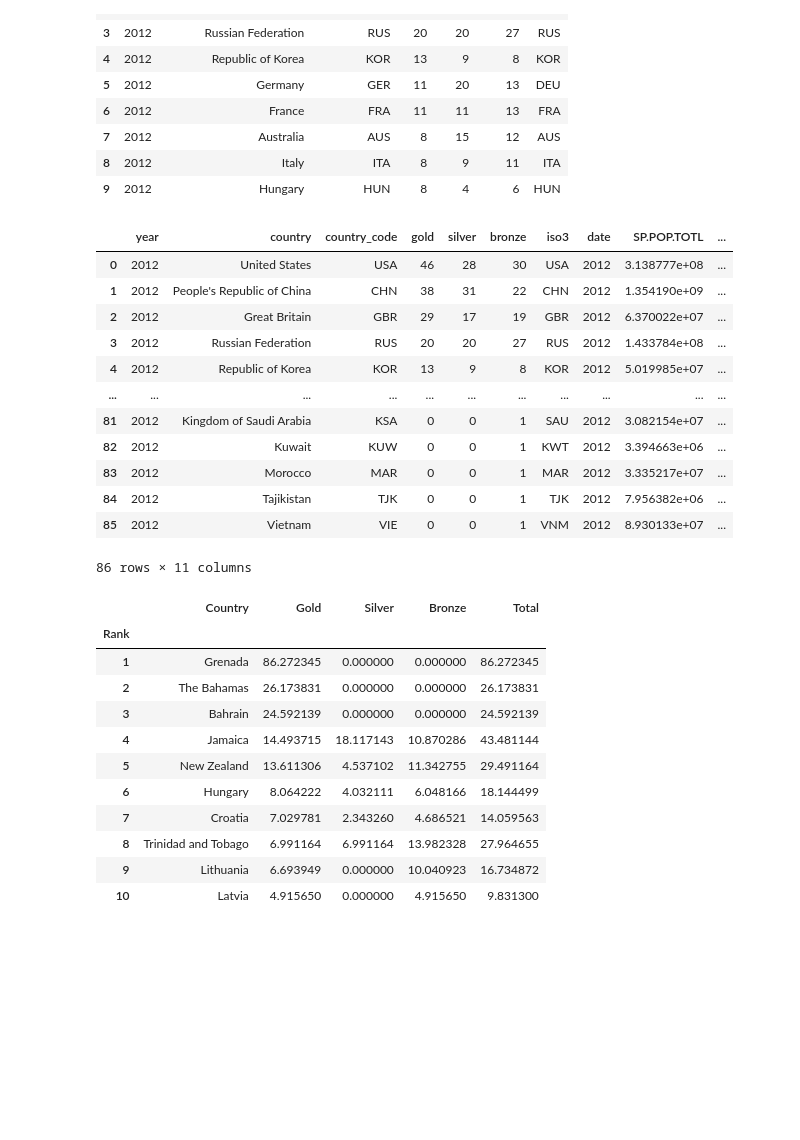
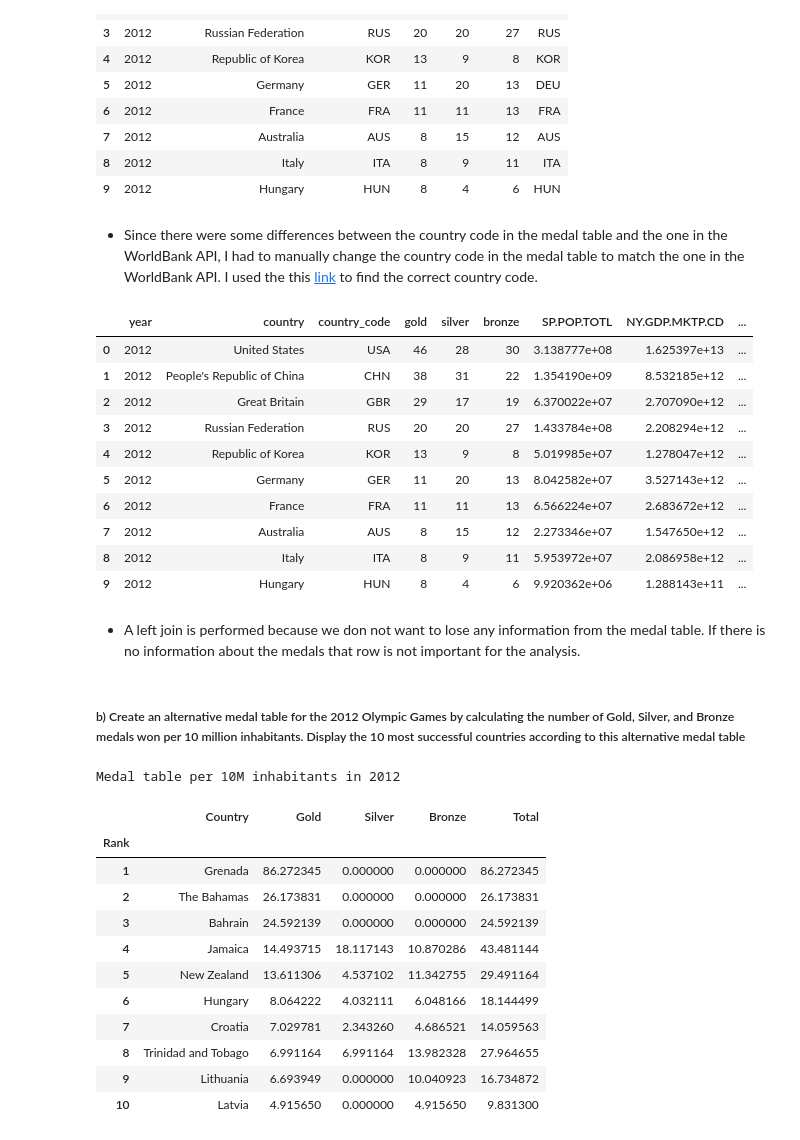
Before and after one commit to 841723/informatica-s7, a Jupyter notebook: mads-tpds/project/project2/project2.ipynb, the cells around one changed output. Cells and saved outputs as stored; diff of their text form; code cells hidden in the pictures; blank space fills up the shorter version.

```diff
--- a/mads-tpds/project/project2/project2.ipynb
+++ b/mads-tpds/project/project2/project2.ipynb
@@ -48,6 +12,0 @@ df
-# %%
-# country column is a dictionary with id and value, we need to extract the country name
-df[['country_id', 'country_name']] = pd.DataFrame(df['country'].to_list(), index=df.index)
-df[['indicator_id', 'indicator_value']] = pd.DataFrame(df['indicator'].to_list(), index=df.index)
-df.drop(columns=['country', 'indicator'], inplace=True)
-df
@@ -84,8 +12,0 @@ def getIndicators(df):
-# %%
-endpoint = "https://api.worldbank.org/v2/country/DE;FR/indicator/SP.POP.TOTL?date=2015:2020&format=json&per_page=1000"
-res = requests.get(endpoint)
-data = res.json()
-df_1a = pd.DataFrame(data[1], columns=['indicator', 'date', 'value','countryiso3code'])
-
-df_1a = getIndicators(df_1a)
-df_1a
@@ -107,12 +12,0 @@ df_1a
-# %%
-# there are some countries that are not countries: high income, low income, not classified, etc
-# df_original[(df_original.countryiso3code == '')]
-
-endpoint = "https://api.worldbank.org/v2/country/all/indicator/SP.POP.TOTL;NY.GDP.MKTP.CD;SP.DYN.LE00.IN?date=2012&format=json&per_page=1000&source=2"
-res = requests.get(endpoint)
-data = res.json()
-df_1b = pd.DataFrame(data[1], columns=['indicator', 'countryiso3code', 'date', 'value'])
-
-df_1b = getIndicators(df_1b)
-df_1b.drop('', inplace=True)
-df_1b
@@ -133,0 +114,4 @@ df_1b
+# %%
+df_1b = fetch(["SP.POP.TOTL","NY.GDP.MKTP.CD","SP.DYN.LE00.IN"],[],"2012", verbose=True)
+print(f"Dataframe shape is {df_1b.shape}")
+df_1b.head(10)
@@ -181,32 +198,37 @@ df_medal.head(10)
 | 7 | 2012 | Australia | AUS | 8 | 15 | 12 | AUS |
 | 8 | 2012 | Italy | ITA | 8 | 9 | 11 | ITA |
 | 9 | 2012 | Hungary | HUN | 8 | 4 | 6 | HUN |
+# %% [markdown]
+- Since there were some differences between the country code in the medal table and the one in the WorldBank API, I had to manually change the country code in the medal table to match the one in the WorldBank API. I used the this [link](https://en.wikipedia.org/wiki/ISO_3166-1_alpha-3) to find the correct country code.
 # %%
 df = pd.merge(left=df_medal, right=df_1b, left_on='iso3', right_index=True, how='left')
-df
+df.rename(columns={"year_x":"year"}, inplace=True)
+df.drop(columns=['year_y','iso3'], inplace=True)
+df.head(10)
 # %% [output]
-|  | year | country | country_code | gold | silver | bronze | iso3 | date | SP.POP.TOTL | ... |
-| 0 | 2012 | United States | USA | 46 | 28 | 30 | USA | 2012 | 3.138777e+08 | ... |
-| 1 | 2012 | People's Republic of China | CHN | 38 | 31 | 22 | CHN | 2012 | 1.354190e+09 | ... |
-| 2 | 2012 | Great Britain | GBR | 29 | 17 | 19 | GBR | 2012 | 6.370022e+07 | ... |
-| 3 | 2012 | Russian Federation | RUS | 20 | 20 | 27 | RUS | 2012 | 1.433784e+08 | ... |
-| 4 | 2012 | Republic of Korea | KOR | 13 | 9 | 8 | KOR | 2012 | 5.019985e+07 | ... |
-| ... | ... | ... | ... | ... | ... | ... | ... | ... | ... | ... |
-| 81 | 2012 | Kingdom of Saudi Arabia | KSA | 0 | 0 | 1 | SAU | 2012 | 3.082154e+07 | ... |
-| 82 | 2012 | Kuwait | KUW | 0 | 0 | 1 | KWT | 2012 | 3.394663e+06 | ... |
-| 83 | 2012 | Morocco | MAR | 0 | 0 | 1 | MAR | 2012 | 3.335217e+07 | ... |
-| 84 | 2012 | Tajikistan | TJK | 0 | 0 | 1 | TJK | 2012 | 7.956382e+06 | ... |
-| 85 | 2012 | Vietnam | VIE | 0 | 0 | 1 | VNM | 2012 | 8.930133e+07 | ... |
+|  | year | country | country_code | gold | silver | bronze | SP.POP.TOTL | NY.GDP.MKTP.CD | ... |
+| 0 | 2012 | United States | USA | 46 | 28 | 30 | 3.138777e+08 | 1.625397e+13 | ... |
+| 1 | 2012 | People's Republic of China | CHN | 38 | 31 | 22 | 1.354190e+09 | 8.532185e+12 | ... |
+| 2 | 2012 | Great Britain | GBR | 29 | 17 | 19 | 6.370022e+07 | 2.707090e+12 | ... |
+| 3 | 2012 | Russian Federation | RUS | 20 | 20 | 27 | 1.433784e+08 | 2.208294e+12 | ... |
+| 4 | 2012 | Republic of Korea | KOR | 13 | 9 | 8 | 5.019985e+07 | 1.278047e+12 | ... |
+| 5 | 2012 | Germany | GER | 11 | 20 | 13 | 8.042582e+07 | 3.527143e+12 | ... |
+| 6 | 2012 | France | FRA | 11 | 11 | 13 | 6.566224e+07 | 2.683672e+12 | ... |
+| 7 | 2012 | Australia | AUS | 8 | 15 | 12 | 2.273346e+07 | 1.547650e+12 | ... |
+| 8 | 2012 | Italy | ITA | 8 | 9 | 11 | 5.953972e+07 | 2.086958e+12 | ... |
+| 9 | 2012 | Hungary | HUN | 8 | 4 | 6 | 9.920362e+06 | 1.288143e+11 | ... |
-86 rows × 11 columns
+# %% [markdown]
+- A left join is performed because we don not want to lose any information from the medal table. If there is no information about the medals that row is not important for the analysis.
+# %% [markdown]
+##### b) Create an alternative medal table for the 2012 Olympic Games by calculating the number of Gold, Silver, and Bronze medals won per 10 million inhabitants. Display the 10 most successful countries according to this alternative medal table
 # %%
 df_per_10M = df.copy()
 df_per_10M['gold_per_10M'] = df_per_10M['gold'] / df_per_10M['SP.POP.TOTL'] * 10**7
 df_per_10M['silver_per_10M'] = df_per_10M['silver'] / df_per_10M['SP.POP.TOTL'] * 10**7
 df_per_10M['bronze_per_10M'] = df_per_10M['bronze'] / df_per_10M['SP.POP.TOTL'] * 10**7
-df_per_10M['total_per_10M'] = (df_per_10M['gold']+df_per_10M['silver']+df_per_10M['bronze']) / df_per_10M['SP.POP.TOTL'] * 10**7
+df_per_10M['total_per_10M'] = (df_per_10M['gold_per_10M']+df_per_10M['silver_per_10M']+df_per_10M['bronze_per_10M'])
 
 df_per_10M.sort_values(['gold_per_10M', 'silver_per_10M', 'bronze_per_10M'], ascending=False, inplace=True)
-# df_per_10M.sort_values(['total_per_10M','gold_per_10M', 'silver_per_10M', 'bronze_per_10M'], ascending=False, inplace=True)
 
 df_per_10M = df_per_10M[['country', 'gold_per_10M', 'silver_per_10M', 'bronze_per_10M', 'total_per_10M']]
 df_per_10M.rename(columns={'country':'Country', 'gold_per_10M':'Gold', 'silver_per_10M':'Silver',
@@ -215,8 +237,10 @@ df_per_10M.rename(columns={'country':'Country', 'gold_per_10M':'Gold', 'silver_p
 df_per_10M['Rank'] = np.arange(1, len(df_per_10M)+1)
 df_per_10M.set_index('Rank', inplace=True)
 
+print(f"Medal table per 10M inhabitants in 2012")
 df_per_10M.head(10)
 # %% [output]
+Medal table per 10M inhabitants in 2012
 |  | Country | Gold | Silver | Bronze | Total |
 | Rank |  |  |  |  |  |
 | 1 | Grenada | 86.272345 | 0.000000 | 0.000000 | 86.272345 |
```
Also changed, not shown: parts of 30 cells of this notebook.
